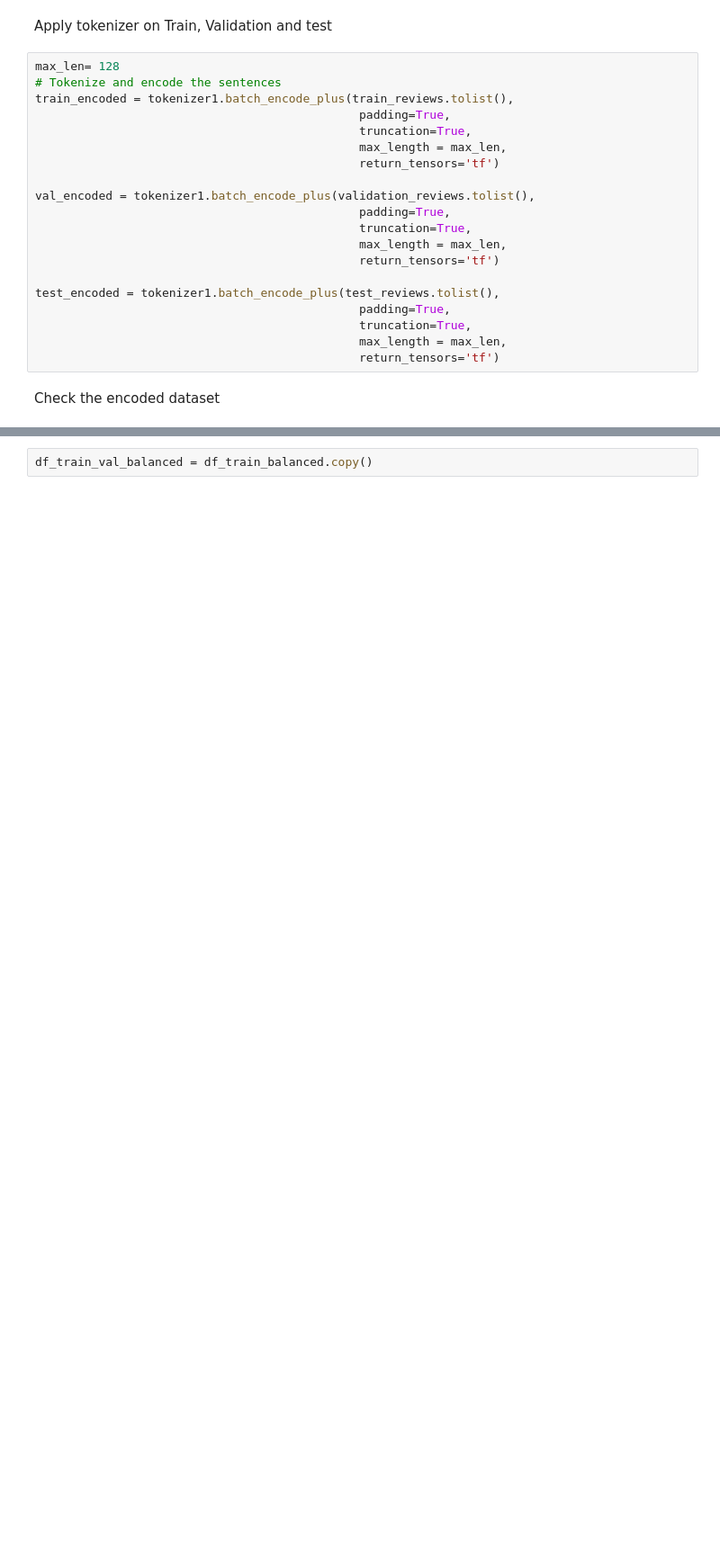
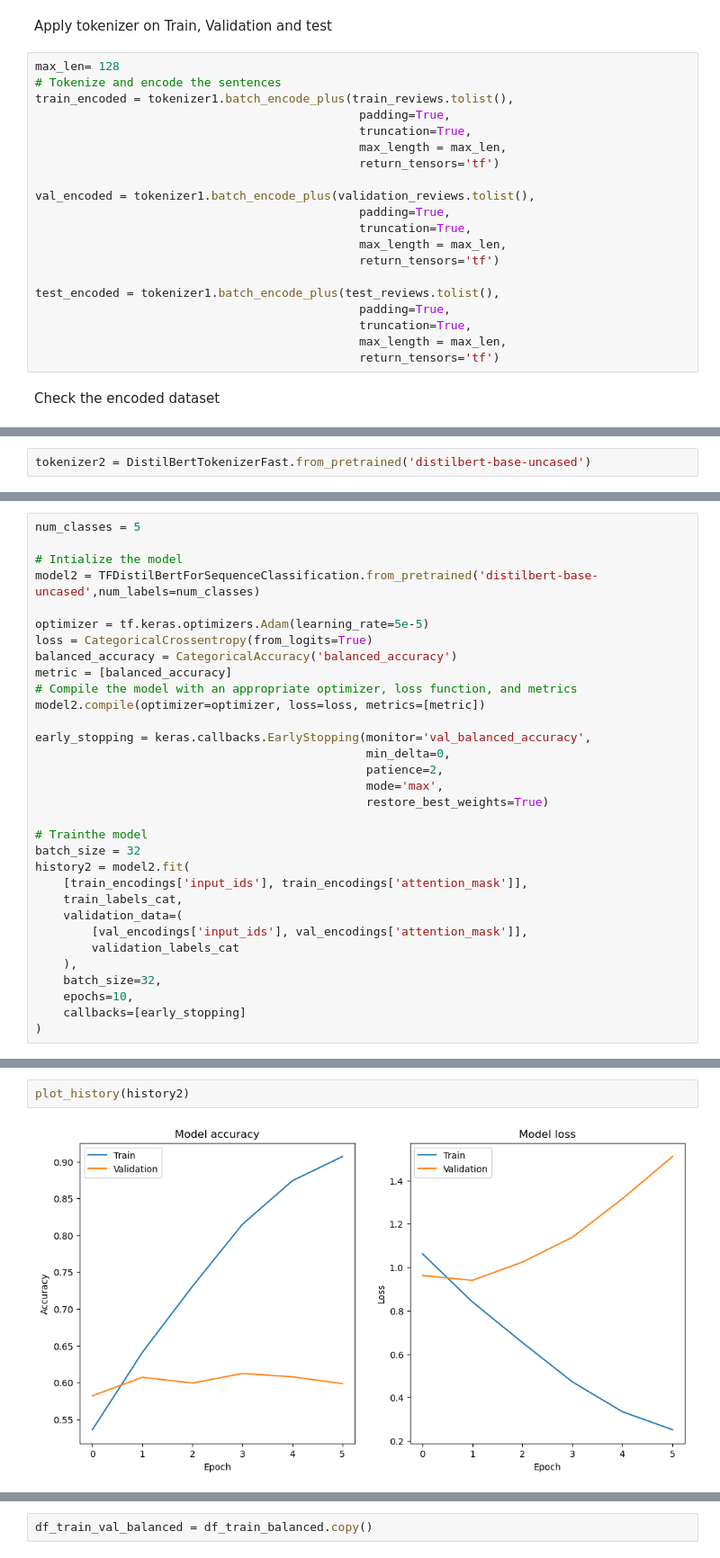
Before and after one commit to mr-robot77/Quera_G11-Project3, a Jupyter notebook: Problem2-Sentiment Analysis-NLP/Sentiment_Analysis_Amazon_NLP_Q3.ipynb, the cells around one changed output, grey strips where cells are left out. Shown at 90% size. Cells and saved outputs as stored; diff of their text form; blank space fills up the shorter version.

```diff
--- a/Problem2-Sentiment Analysis-NLP/Sentiment_Analysis_Amazon_NLP_Q3.ipynb
+++ b/Problem2-Sentiment Analysis-NLP/Sentiment_Analysis_Amazon_NLP_Q3.ipynb
@@ -582,0 +579,2 @@ from tensorflow.keras.layers import Input, Dense
+# %%
+tokenizer2 = DistilBertTokenizerFast.from_pretrained('distilbert-base-uncased')
@@ -582,0 +599,32 @@ from tensorflow.keras.layers import Input, Dense
+# %%
+num_classes = 5
+
+# Intialize the model
+model2 = TFDistilBertForSequenceClassification.from_pretrained('distilbert-base-uncased',num_labels=num_classes)
+
+optimizer = tf.keras.optimizers.Adam(learning_rate=5e-5)
+loss = CategoricalCrossentropy(from_logits=True)
+balanced_accuracy = CategoricalAccuracy('balanced_accuracy')
+metric = [balanced_accuracy]
+# Compile the model with an appropriate optimizer, loss function, and metrics
+model2.compile(optimizer=optimizer, loss=loss, metrics=[metric])
+
+early_stopping = keras.callbacks.EarlyStopping(monitor='val_balanced_accuracy',
+                                               min_delta=0,
+                                               patience=2,
+                                               mode='max',
+                                               restore_best_weights=True)
+
+# Trainthe model
+batch_size = 32
+history2 = model2.fit(
+    [train_encodings['input_ids'], train_encodings['attention_mask']],
+    train_labels_cat,
+    validation_data=(
+        [val_encodings['input_ids'], val_encodings['attention_mask']],
+        validation_labels_cat
+    ),
+    batch_size=32,
+    epochs=10,
+    callbacks=[early_stopping]
+)
@@ -582,0 +676,4 @@ from tensorflow.keras.layers import Input, Dense
+# %%
+plot_history(history2)
+# %% [output]
+[figure, added]
```
Also changed, not shown: parts of 93 cells of this notebook.
